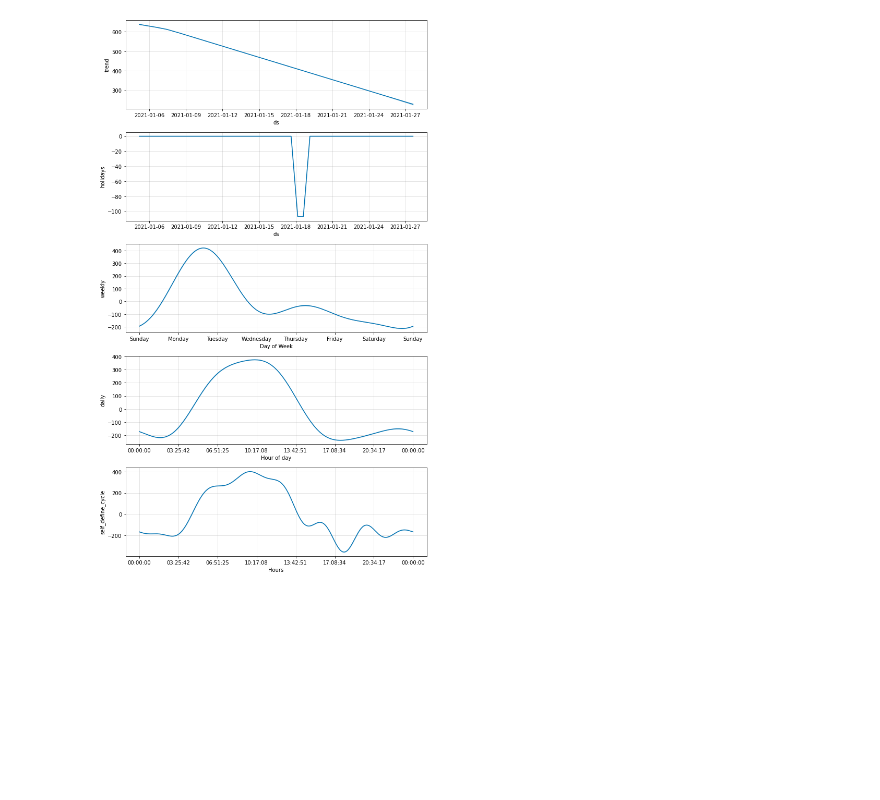
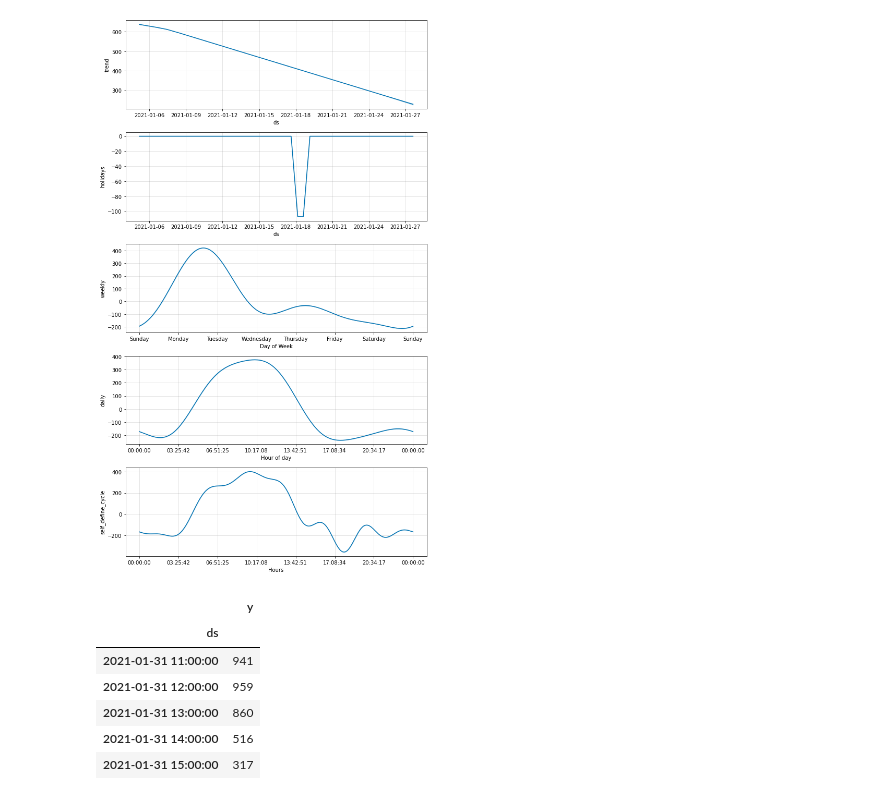
Before and after one commit to vijaycse/predictive-scaling, a Jupyter notebook: scaling_prediction_prophet.ipynb, the cells around one changed output. Cells and saved outputs as stored; diff of their text form; code cells hidden in the pictures; blank space fills up the shorter version.

```diff
--- a/scaling_prediction_prophet.ipynb
+++ b/scaling_prediction_prophet.ipynb
@@ -120,0 +142,10 @@ plot_plotly(m, forecast)
+# %%
+y_prophet.tail()
+# %% [output]
+|  | y |
+| ds |  |
+| 2021-01-31 11:00:00 | 941 |
+| 2021-01-31 12:00:00 | 959 |
+| 2021-01-31 13:00:00 | 860 |
+| 2021-01-31 14:00:00 | 516 |
+| 2021-01-31 15:00:00 | 317 |
```
Also changed, not shown: parts of 4 cells of this notebook.
